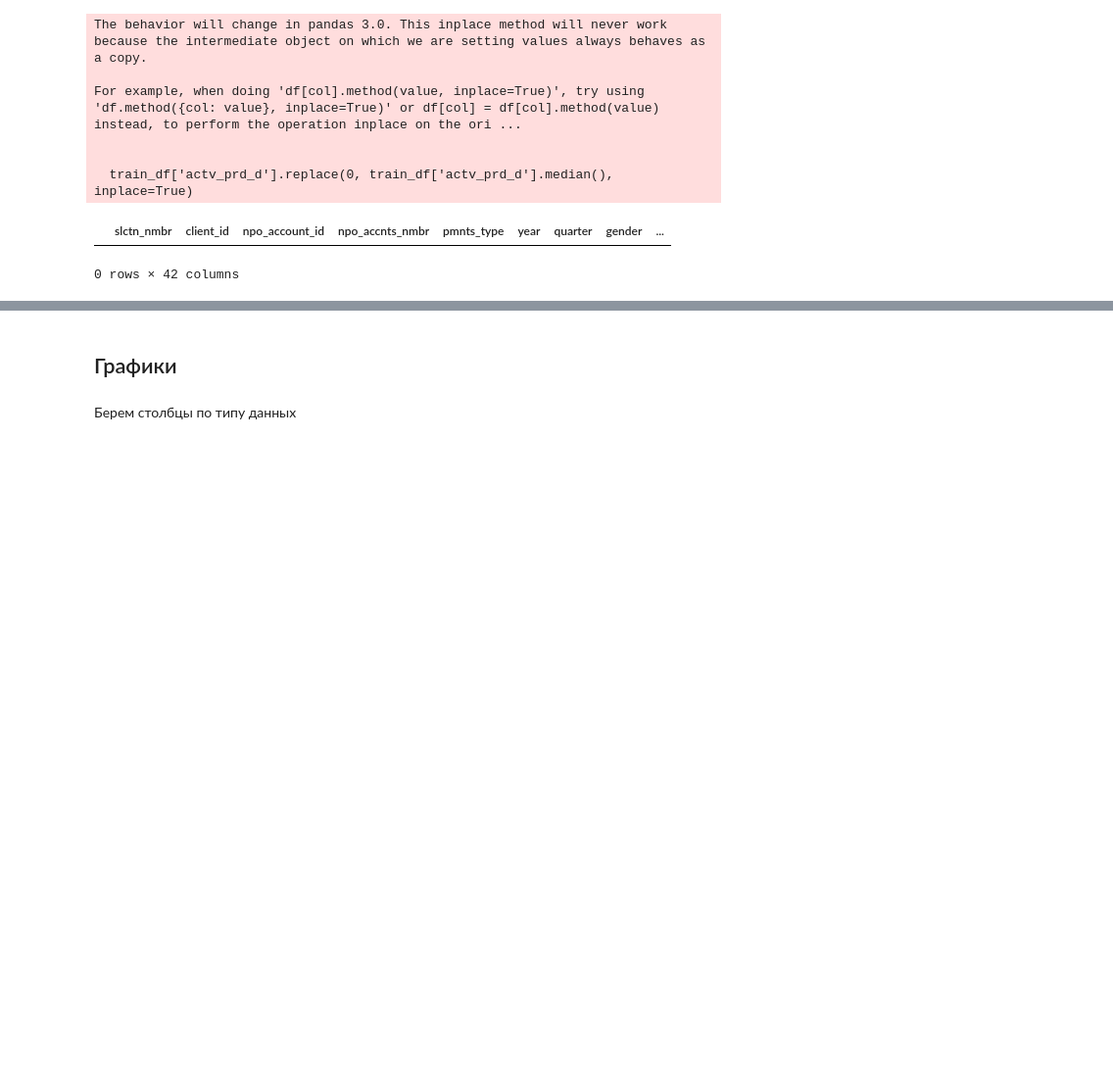
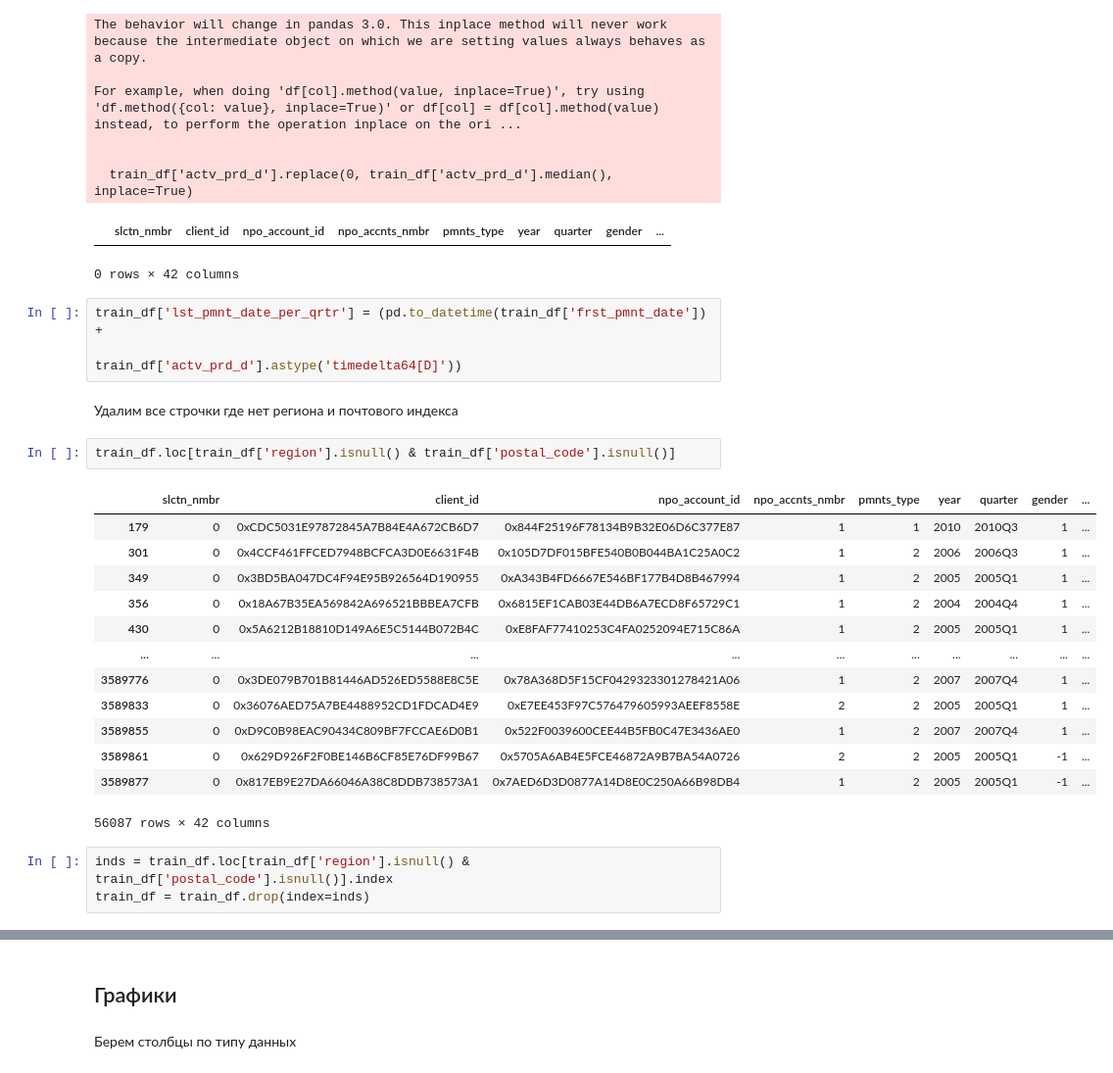
Before and after one commit to zibestr/AI-Hackathon-SFD, a Jupyter notebook: main.ipynb, the cells around one changed output, grey strips where cells are left out. Shown at 98% size. Cells and saved outputs as stored; diff of their text form; blank space fills up the shorter version.

```diff
--- a/main.ipynb
+++ b/main.ipynb
@@ -150,3 +150,27 @@ For example, when doing 'df[col].method(value, inplace=True)', try using 'df.met
   train_df['actv_prd_d'].replace(0, train_df['actv_prd_d'].median(), inplace=True)
 |  | slctn_nmbr | client_id | npo_account_id | npo_accnts_nmbr | pmnts_type | year | quarter | gender | ... |
 0 rows × 42 columns
+# %%
+train_df['lst_pmnt_date_per_qrtr'] = (pd.to_datetime(train_df['frst_pmnt_date']) +
+                                                  train_df['actv_prd_d'].astype('timedelta64[D]'))
+# %% [markdown]
+Удалим все строчки где нет региона и почтового индекса
+# %%
+train_df.loc[train_df['region'].isnull() & train_df['postal_code'].isnull()]
+# %% [output]
+|  | slctn_nmbr | client_id | npo_account_id | npo_accnts_nmbr | pmnts_type | year | quarter | gender | ... |
+| 179 | 0 | 0xCDC5031E97872845A7B84E4A672CB6D7 | 0x844F25196F78134B9B32E06D6C377E87 | 1 | 1 | 2010 | 2010Q3 | 1 | ... |
+| 301 | 0 | 0x4CCF461FFCED7948BCFCA3D0E6631F4B | 0x105D7DF015BFE540B0B044BA1C25A0C2 | 1 | 2 | 2006 | 2006Q3 | 1 | ... |
+| 349 | 0 | 0x3BD5BA047DC4F94E95B926564D190955 | 0xA343B4FD6667E546BF177B4D8B467994 | 1 | 2 | 2005 | 2005Q1 | 1 | ... |
+| 356 | 0 | 0x18A67B35EA569842A696521BBBEA7CFB | 0x6815EF1CAB03E44DB6A7ECD8F65729C1 | 1 | 2 | 2004 | 2004Q4 | 1 | ... |
+| 430 | 0 | 0x5A6212B18810D149A6E5C5144B072B4C | 0xE8FAF77410253C4FA0252094E715C86A | 1 | 2 | 2005 | 2005Q1 | 1 | ... |
+| ... | ... | ... | ... | ... | ... | ... | ... | ... | ... |
+| 3589776 | 0 | 0x3DE079B701B81446AD526ED5588E8C5E | 0x78A368D5F15CF0429323301278421A06 | 1 | 2 | 2007 | 2007Q4 | 1 | ... |
+| 3589833 | 0 | 0x36076AED75A7BE4488952CD1FDCAD4E9 | 0xE7EE453F97C576479605993AEEF8558E | 2 | 2 | 2005 | 2005Q1 | 1 | ... |
+| 3589855 | 0 | 0xD9C0B98EAC90434C809BF7FCCAE6D0B1 | 0x522F0039600CEE44B5FB0C47E3436AE0 | 1 | 2 | 2007 | 2007Q4 | 1 | ... |
+| 3589861 | 0 | 0x629D926F2F0BE146B6CF85E76DF99B67 | 0x5705A6AB4E5FCE46872A9B7BA54A0726 | 2 | 2 | 2005 | 2005Q1 | -1 | ... |
+| 3589877 | 0 | 0x817EB9E27DA66046A38C8DDB738573A1 | 0x7AED6D3D0877A14D8E0C250A66B98DB4 | 1 | 2 | 2005 | 2005Q1 | -1 | ... |
+56087 rows × 42 columns
+# %%
+inds = train_df.loc[train_df['region'].isnull() & train_df['postal_code'].isnull()].index
+train_df = train_df.drop(index=inds)
```
Also changed, not shown: parts of 6 cells of this notebook.
